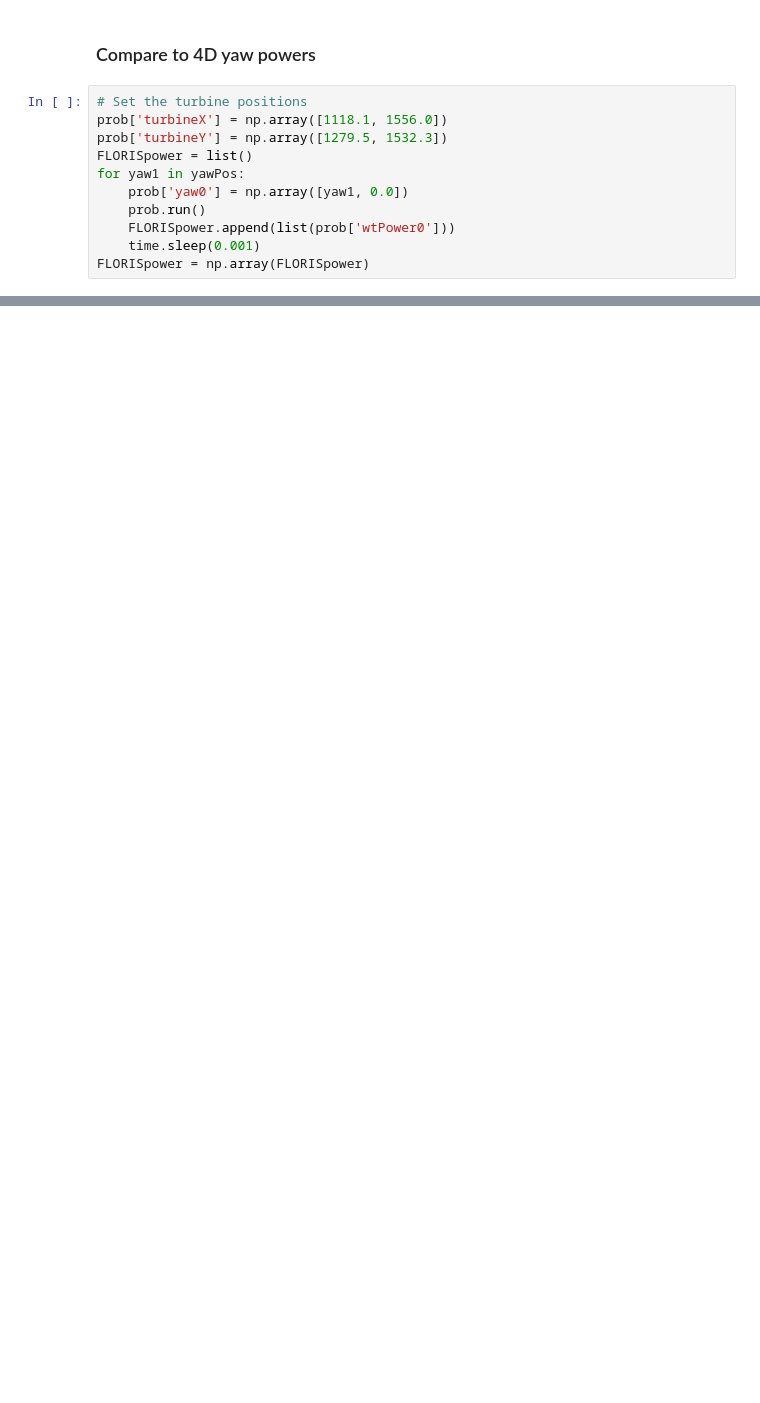
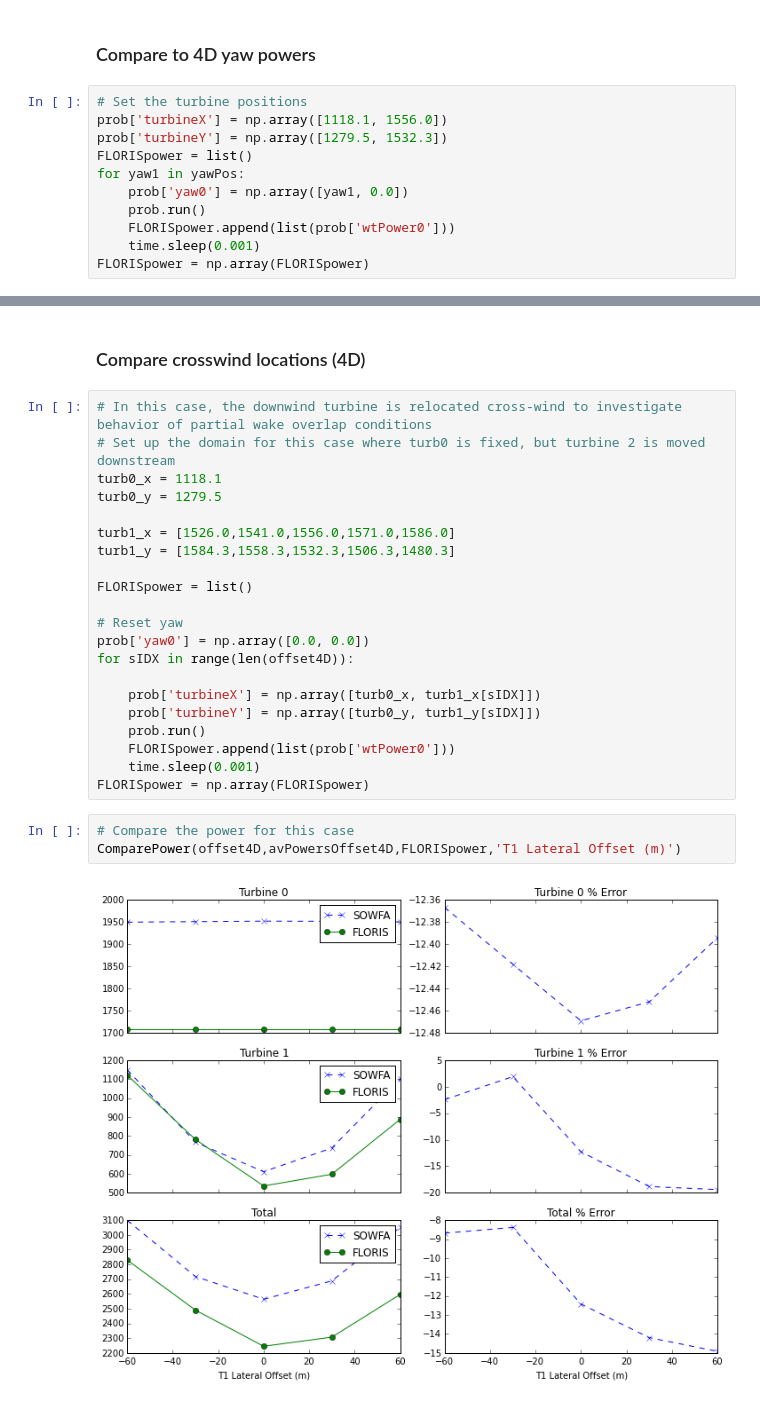
Before and after one commit to WISDEM/FLORISSE, a Jupyter notebook: doc/tune/tuningNotebook/tuneNREL5MW.ipynb, the cells around one changed output, grey strips where cells are left out. Cells and saved outputs as stored; diff of their text form; blank space fills up the shorter version.

```diff
--- a/doc/tune/tuningNotebook/tuneNREL5MW.ipynb
+++ b/doc/tune/tuningNotebook/tuneNREL5MW.ipynb
@@ -266,0 +316,28 @@ spacing,avPowersSpace
+# %% [markdown]
+### Compare crosswind locations (4D)
+# %%
+# In this case, the downwind turbine is relocated cross-wind to investigate behavior of partial wake overlap conditions
+# Set up the domain for this case where turb0 is fixed, but turbine 2 is moved downstream
+turb0_x = 1118.1
+turb0_y = 1279.5
+
+turb1_x = [1526.0,1541.0,1556.0,1571.0,1586.0]
+turb1_y = [1584.3,1558.3,1532.3,1506.3,1480.3]
+
+FLORISpower = list()
+
+# Reset yaw
+prob['yaw0'] = np.array([0.0, 0.0])
+for sIDX in range(len(offset4D)):
+
+    prob['turbineX'] = np.array([turb0_x, turb1_x[sIDX]])
+    prob['turbineY'] = np.array([turb0_y, turb1_y[sIDX]])
+    prob.run()
+    FLORISpower.append(list(prob['wtPower0']))
+    time.sleep(0.001)
+FLORISpower = np.array(FLORISpower)
+# %%
+# Compare the power for this case
+ComparePower(offset4D,avPowersOffset4D,FLORISpower,'T1 Lateral Offset (m)')
+# %% [output]
+[figure, added]
```
Also changed, not shown: parts of 39 cells of this notebook.
